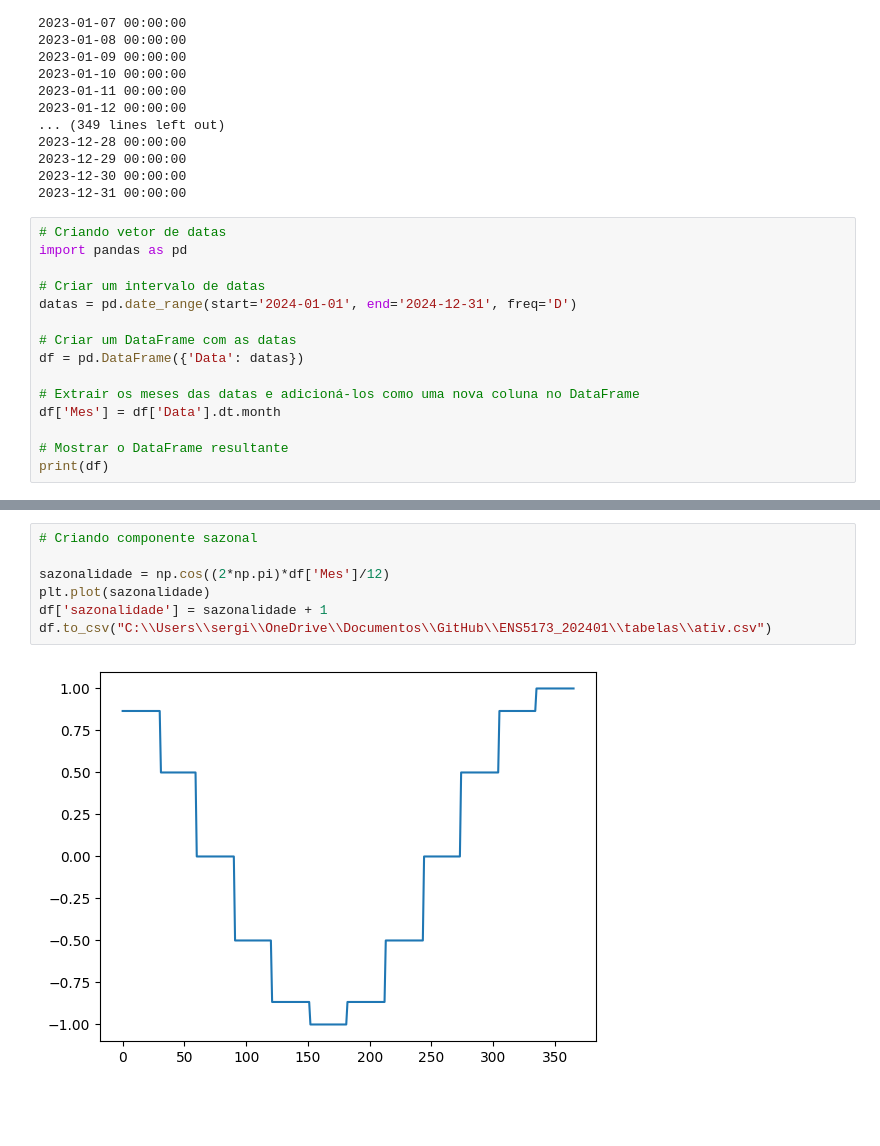
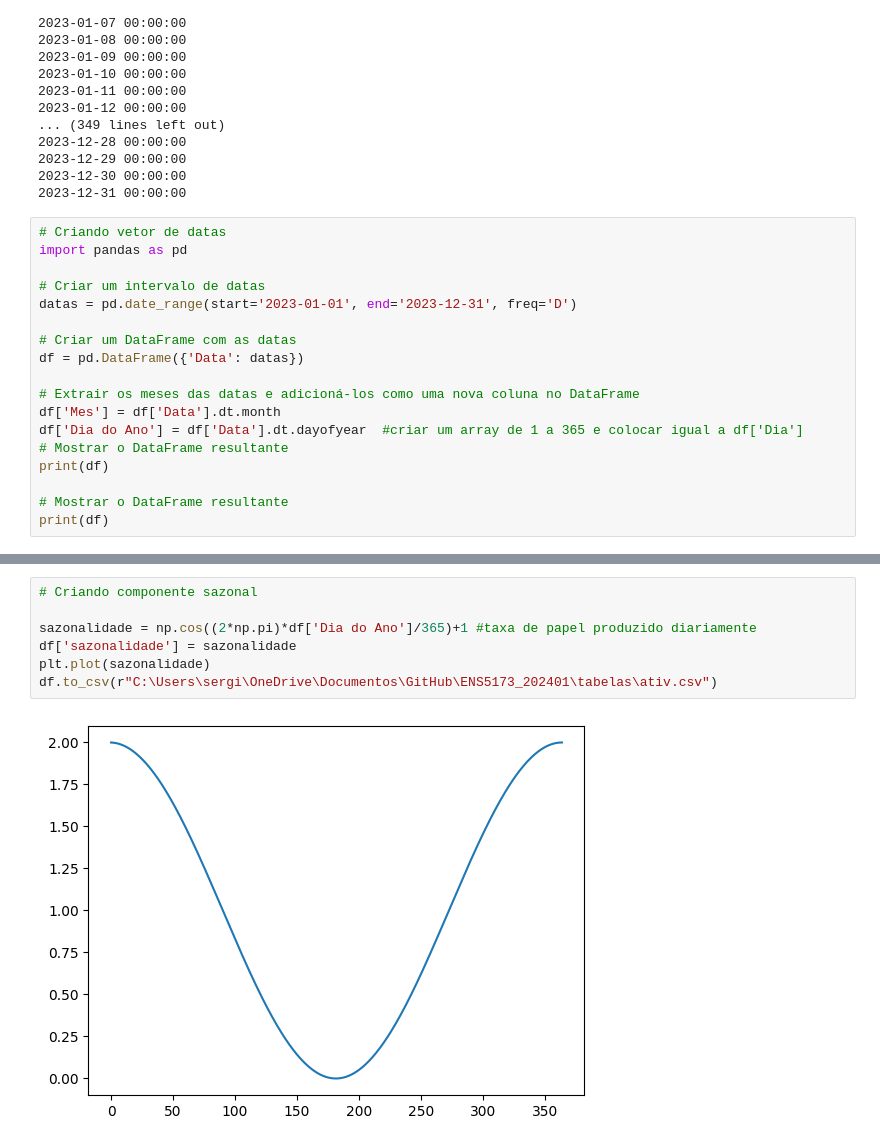
Before and after one commit to maiarasimone/ENS5173_202401, a Jupyter notebook: Atividade01_01.ipynb, the cells around one changed output, grey strips where cells are left out. Saved outputs shown, nothing was run; the diff lists cells and outputs as text; blank space fills up the shorter version.

```diff
--- a/Atividade01_01.ipynb
+++ b/Atividade01_01.ipynb
@@ -143,13 +152,16 @@ for data in vetor_datas:
 import pandas as pd
 
 # Criar um intervalo de datas
-datas = pd.date_range(start='2024-01-01', end='2024-12-31', freq='D')
+datas = pd.date_range(start='2023-01-01', end='2023-12-31', freq='D')
 
 # Criar um DataFrame com as datas
 df = pd.DataFrame({'Data': datas})
 
 # Extrair os meses das datas e adicioná-los como uma nova coluna no DataFrame
 df['Mes'] = df['Data'].dt.month
+df['Dia do Ano'] = df['Data'].dt.dayofyear  #criar um array de 1 a 365 e colocar igual a df['Dia']
+# Mostrar o DataFrame resultante
+print(df)
 
 # Mostrar o DataFrame resultante
 print(df)
@@ -207,9 +215,9 @@ df.to_csv("C:\\Users\\sergi\\OneDrive\\Documentos\\GitHub\\ENS5173_202401\\tabel
 # %%
 # Criando componente sazonal
 
-sazonalidade = np.cos((2*np.pi)*df['Mes']/12)
+sazonalidade = np.cos((2*np.pi)*df['Dia do Ano']/365)+1 #taxa de papel produzido diariamente
+df['sazonalidade'] = sazonalidade
 plt.plot(sazonalidade)
-df['sazonalidade'] = sazonalidade + 1
-df.to_csv("C:\\Users\\sergi\\OneDrive\\Documentos\\GitHub\\ENS5173_202401\\tabelas\\ativ.csv")
+df.to_csv(r"C:\Users\sergi\OneDrive\Documentos\GitHub\ENS5173_202401\tabelas\ativ.csv")
 # %% [output]
-[figure, old version]
+[figure, new version]
```
Also changed, not shown: parts of 4 cells of this notebook.
